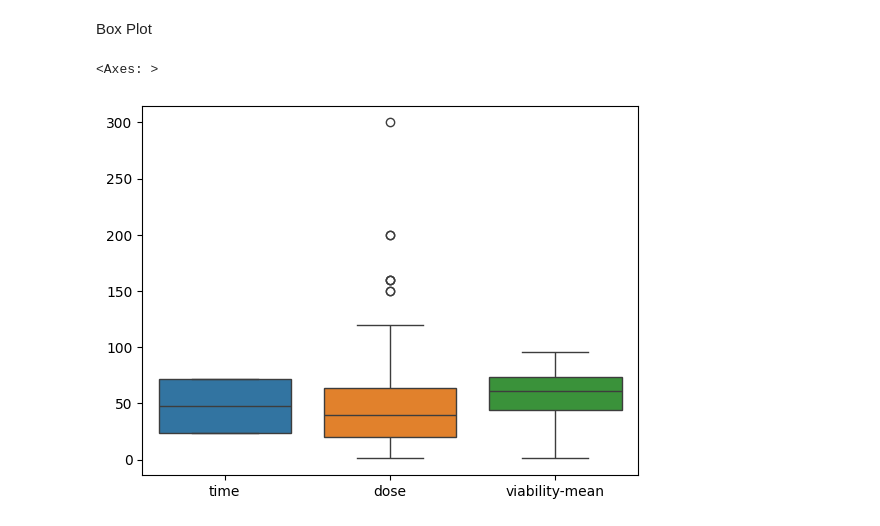
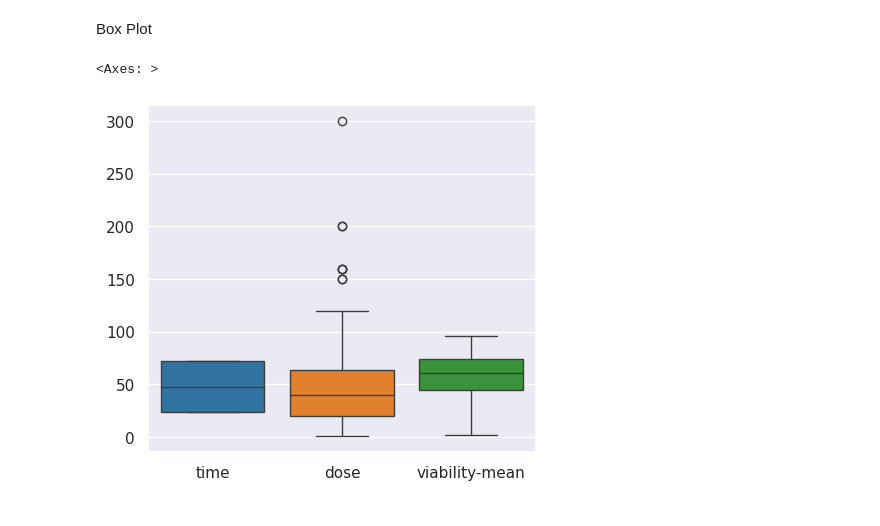
Before and after one commit to ParhamPishro/Flavonoid, a Jupyter notebook: 3 Exploratory Data Analysis/Box_Plot.ipynb, the cells around one changed output. Drawn from its saved outputs; the diff is of its cells as text; code cells hidden in the pictures.

```diff
--- a/3 Exploratory Data Analysis/Box_Plot.ipynb
+++ b/3 Exploratory Data Analysis/Box_Plot.ipynb
@@ -42,8 +43,9 @@ df
 484 rows × 5 columns
 # %% [markdown]
 Box Plot
-# %%
-sns.boxplot(df)
-# %% [output]
-<Axes: >
-[figure, removed]
+# %%
+sns.set_theme(rc={'figure.figsize':(5,4.5)})
+sns.boxplot(df[['time', 'dose', 'viability-mean']], palette=plt.cm.tab10.colors)
+# %% [output]
+<Axes: >
+[figure, added]
```
Also changed, not shown: parts of 1 cell of this notebook.
